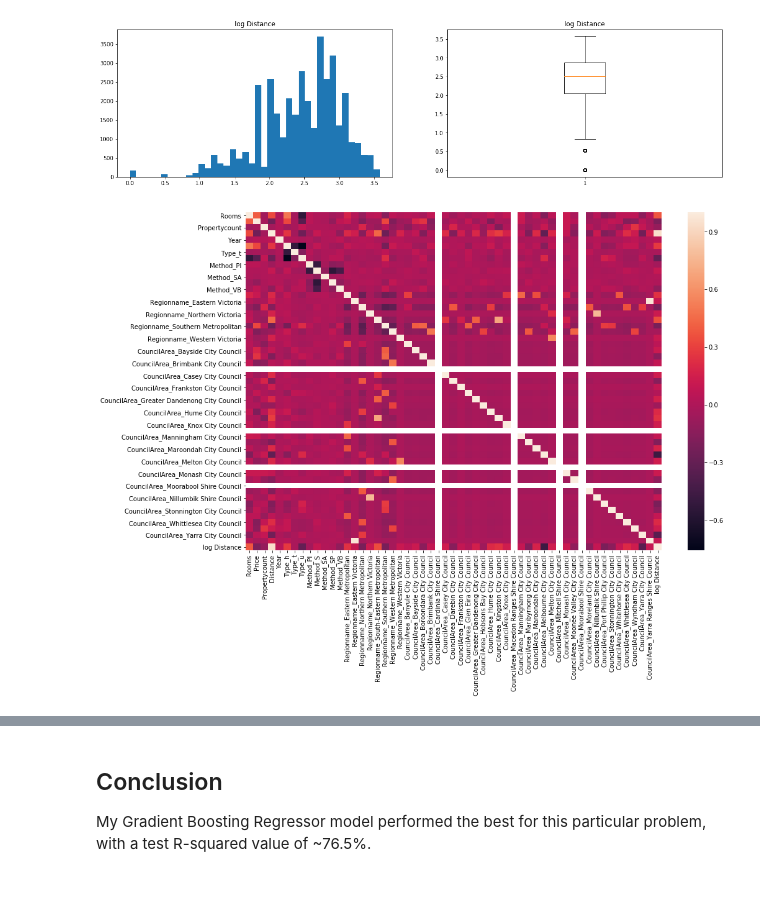
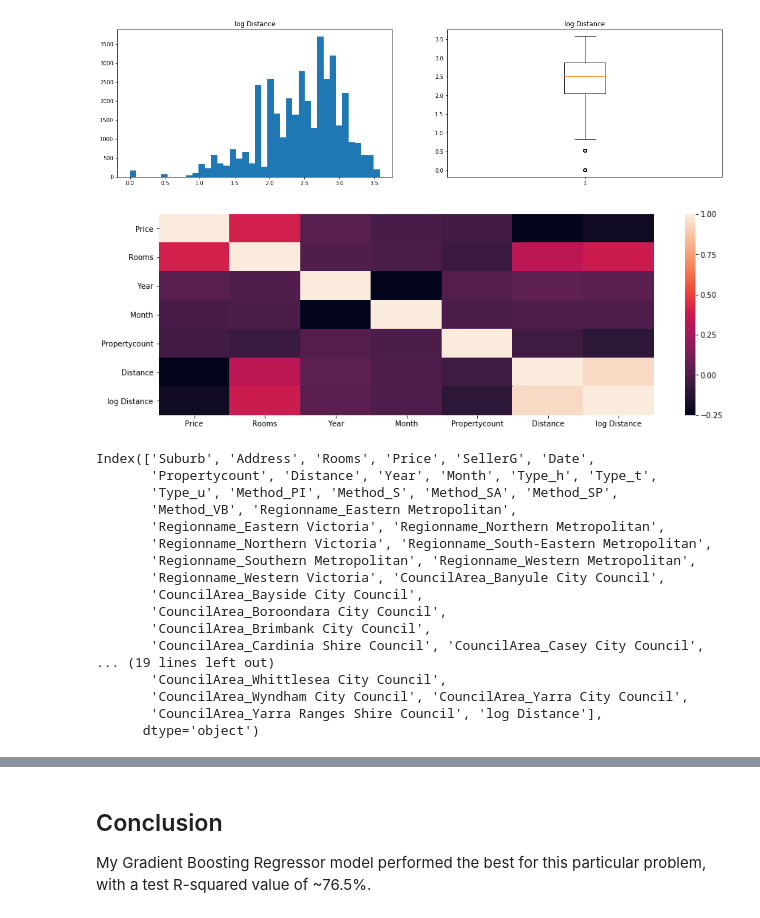
Before and after one commit to esthersweon/thinkful, a Jupyter notebook: main/unit_3/lesson_6_project_4.ipynb, the cells around one changed output, grey strips where cells are left out. Drawn from its saved outputs; the diff is of its cells as text; code cells hidden in the pictures; blank space fills up the shorter version.

```diff
--- a/main/unit_3/lesson_6_project_4.ipynb
+++ b/main/unit_3/lesson_6_project_4.ipynb
@@ -46,6 +68,7 @@ df = df.dropna(subset=['Price'])
 # Convert date to actual datetime
 df['Date'] = pd.to_datetime(df['Date'])
 df['Year'] = df['Date'].apply(lambda x: x.year)
+df['Month'] = df['Date'].apply(lambda x: x.month)
 
 # Get dummies for categorical columns
 df = pd.get_dummies(df, columns=['Type', 'Method', 'Regionname', 'CouncilArea'])
@@ -61,7 +84,7 @@ df.head()
 # %%
-non_numeric_cols = ['Date', 'SellerG', 'Address', 'Suburb']
+continuous_cols = ['Price', 'Rooms', 'Date', 'Year', 'Month', 'Propertycount', 'Distance']
 
-plt.figure(figsize=(15,10))
-sns.heatmap(df.drop(non_numeric_cols, 1).corr())
+plt.figure(figsize=(5,5))
+sns.heatmap(df[continuous_cols].corr())
 plt.show()
 # %% [output]
@@ -134,9 +158,31 @@ plt.show()
 # %% [output]
 [figure]
 # %%
-plt.figure(figsize=(15,10))
-sns.heatmap(df.drop(non_numeric_cols, 1).corr())
+continuous_cols = continuous_cols + ['log Distance']
+
+plt.figure(figsize=(15,5))
+sns.heatmap(df[continuous_cols].corr())
 plt.show()
 # %% [output]
-[figure, old version]
+[figure, new version]
+# %%
+df.columns
+# %% [output]
+Index(['Suburb', 'Address', 'Rooms', 'Price', 'SellerG', 'Date',
+       'Propertycount', 'Distance', 'Year', 'Month', 'Type_h', 'Type_t',
+       'Type_u', 'Method_PI', 'Method_S', 'Method_SA', 'Method_SP',
+       'Method_VB', 'Regionname_Eastern Metropolitan',
+       'Regionname_Eastern Victoria', 'Regionname_Northern Metropolitan',
+       'Regionname_Northern Victoria', 'Regionname_South-Eastern Metropolitan',
+       'Regionname_Southern Metropolitan', 'Regionname_Western Metropolitan',
+       'Regionname_Western Victoria', 'CouncilArea_Banyule City Council',
+       'CouncilArea_Bayside City Council',
+       'CouncilArea_Boroondara City Council',
+       'CouncilArea_Brimbank City Council',
+       'CouncilArea_Cardinia Shire Council', 'CouncilArea_Casey City Council',
+... (19 lines left out)
+       'CouncilArea_Whittlesea City Council',
+       'CouncilArea_Wyndham City Council', 'CouncilArea_Yarra City Council',
+       'CouncilArea_Yarra Ranges Shire Council', 'log Distance'],
+      dtype='object')
 # %%
```
Also changed, not shown: parts of 10 cells of this notebook.
